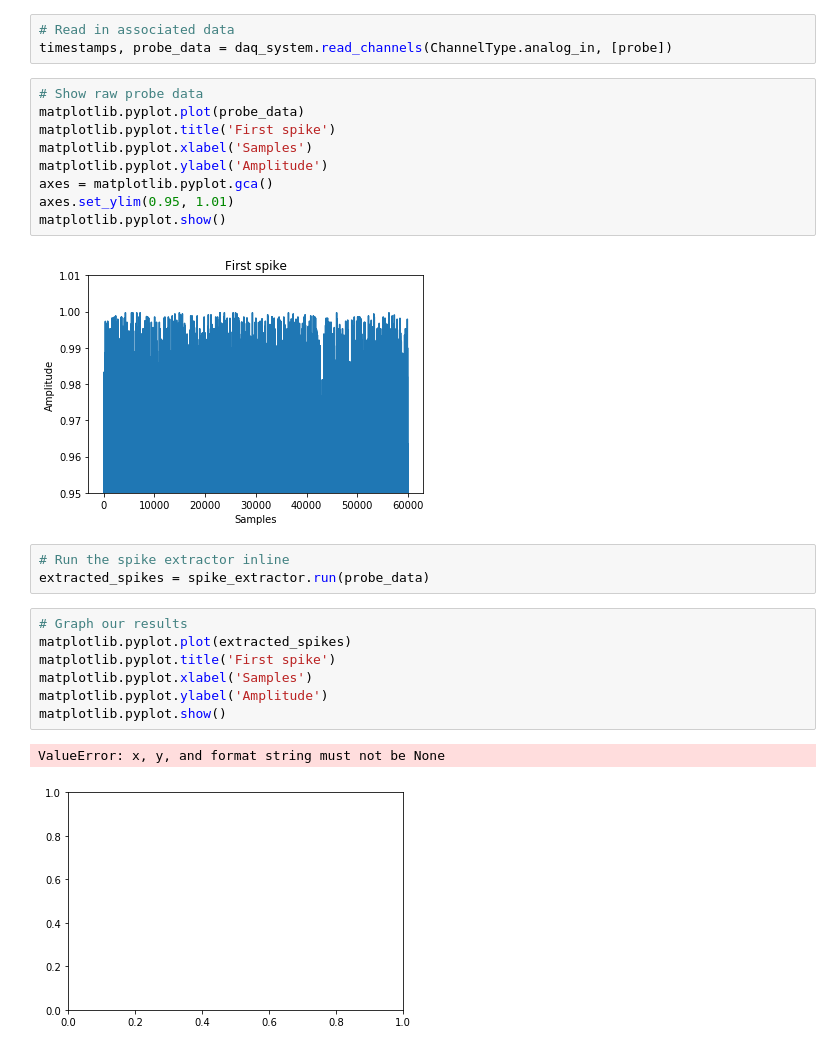
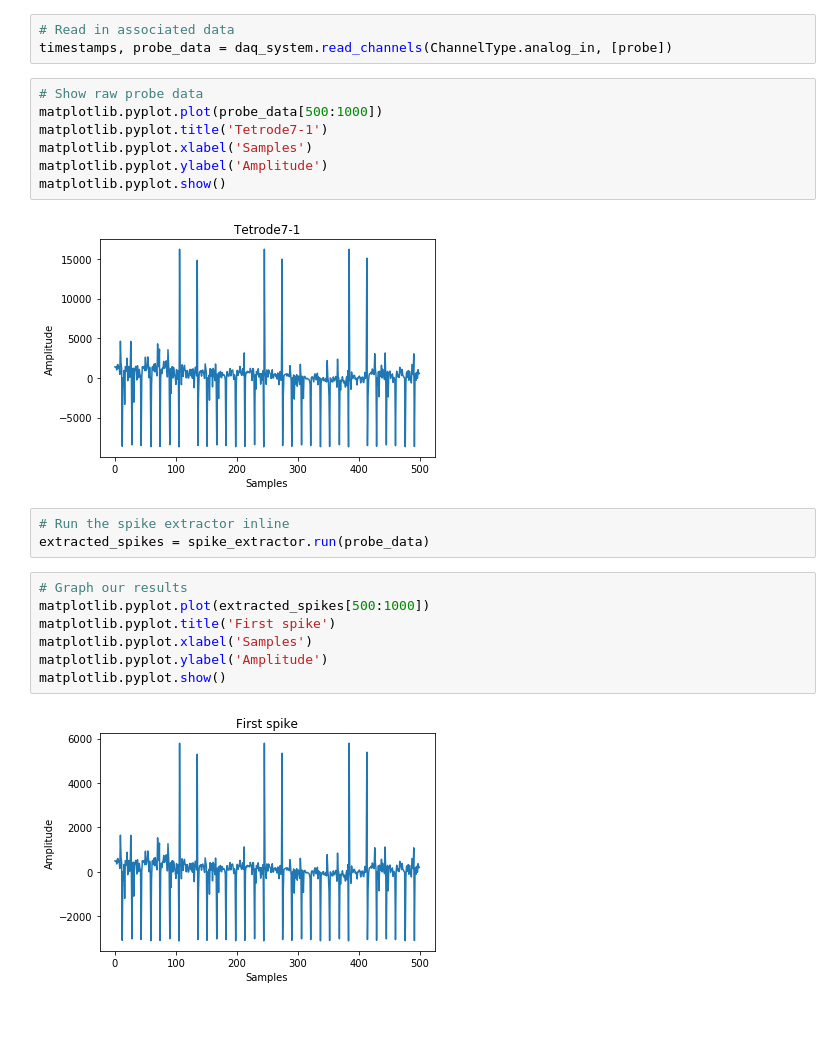
Before and after one commit to VH-Lab/NDI-python, a Jupyter notebook: example/Spike Extraction.ipynb, the cells around one changed output. Saved outputs shown, nothing was run; the diff lists cells and outputs as text; blank space fills up the shorter version.

Commit message:
Update example to show 500 sample range for probe and filtered data.

```diff
--- a/example/Spike Extraction.ipynb
+++ b/example/Spike Extraction.ipynb
@@ -35,25 +37,22 @@ probe = my_experiment.get_probes(name='Tetrode7', type=ChannelType.analog_in, re
 timestamps, probe_data = daq_system.read_channels(ChannelType.analog_in, [probe])
 # %%
 # Show raw probe data
-matplotlib.pyplot.plot(probe_data)
-matplotlib.pyplot.title('First spike')
+matplotlib.pyplot.plot(probe_data[500:1000])
+matplotlib.pyplot.title('Tetrode7-1')
 matplotlib.pyplot.xlabel('Samples')
 matplotlib.pyplot.ylabel('Amplitude')
-axes = matplotlib.pyplot.gca()
-axes.set_ylim(0.95, 1.01)
 matplotlib.pyplot.show()
 # %% [output]
-[figure, old version]
+[figure, new version]
 # %%
 # Run the spike extractor inline
 extracted_spikes = spike_extractor.run(probe_data)
 # %%
 # Graph our results
-matplotlib.pyplot.plot(extracted_spikes)
+matplotlib.pyplot.plot(extracted_spikes[500:1000])
 matplotlib.pyplot.title('First spike')
 matplotlib.pyplot.xlabel('Samples')
 matplotlib.pyplot.ylabel('Amplitude')
 matplotlib.pyplot.show()
 # %% [output]
-ValueError: x, y, and format string must not be None
-[figure, old version]
+[figure, new version]
```
Also changed, not shown: parts of 1 cell of this notebook.
